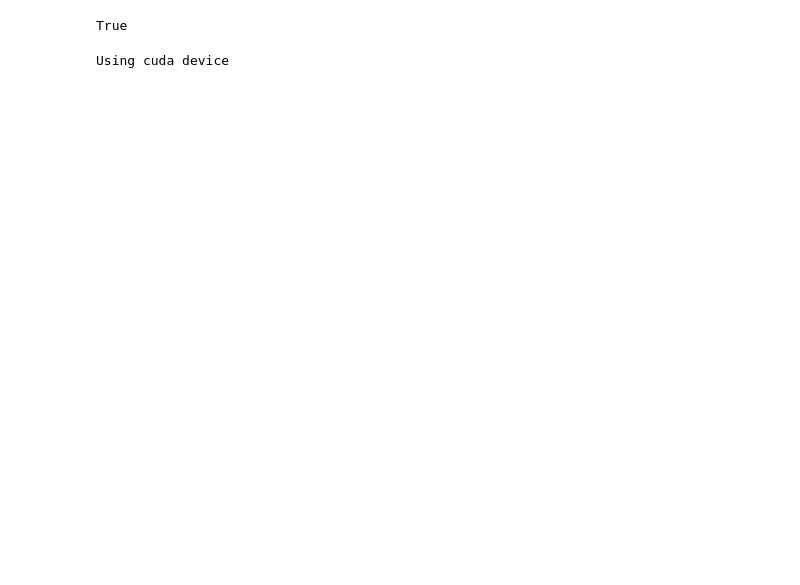
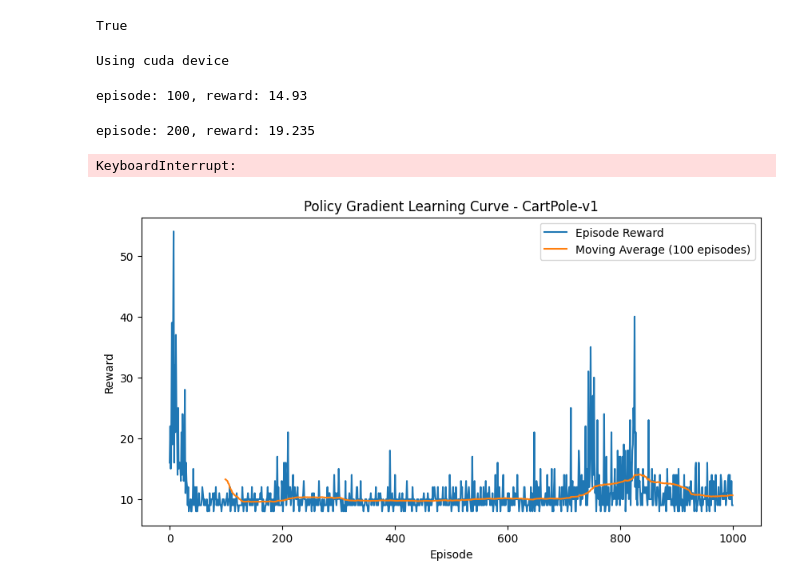
Before and after one commit to ariaR1225/IEMS_469_FA24, a Jupyter notebook: HW1.ipynb, the cells around one changed output. Saved outputs shown, nothing was run; the diff lists cells and outputs as text; code cells hidden in the pictures; blank space fills up the shorter version.

Commit message:
trained cartpole

```diff
--- a/HW1.ipynb
+++ b/HW1.ipynb
@@ -46,0 +102,18 @@ class CartPole(nn.Module):
+# %%
+trained_policy, episode_rewards, moving_average_rewards = policy_gradient()
+# %% [output]
+episode: 100, reward: 14.93
+episode: 200, reward: 19.235
+KeyboardInterrupt:
+# %%
+# Plotting
+plt.figure(figsize=(10, 5))
+plt.plot(episode_rewards, label='Episode Reward')
+plt.plot(range(99, len(episode_rewards)), moving_average_rewards, label='Moving Average (100 episodes)')
+plt.xlabel('Episode')
+plt.ylabel('Reward')
+plt.title(f'Policy Gradient Learning Curve - CartPole-v1')
+plt.legend()
+plt.show()
+# %% [output]
+[figure, added]
```
Also changed, not shown: parts of 2 cells of this notebook, 1 other file.
